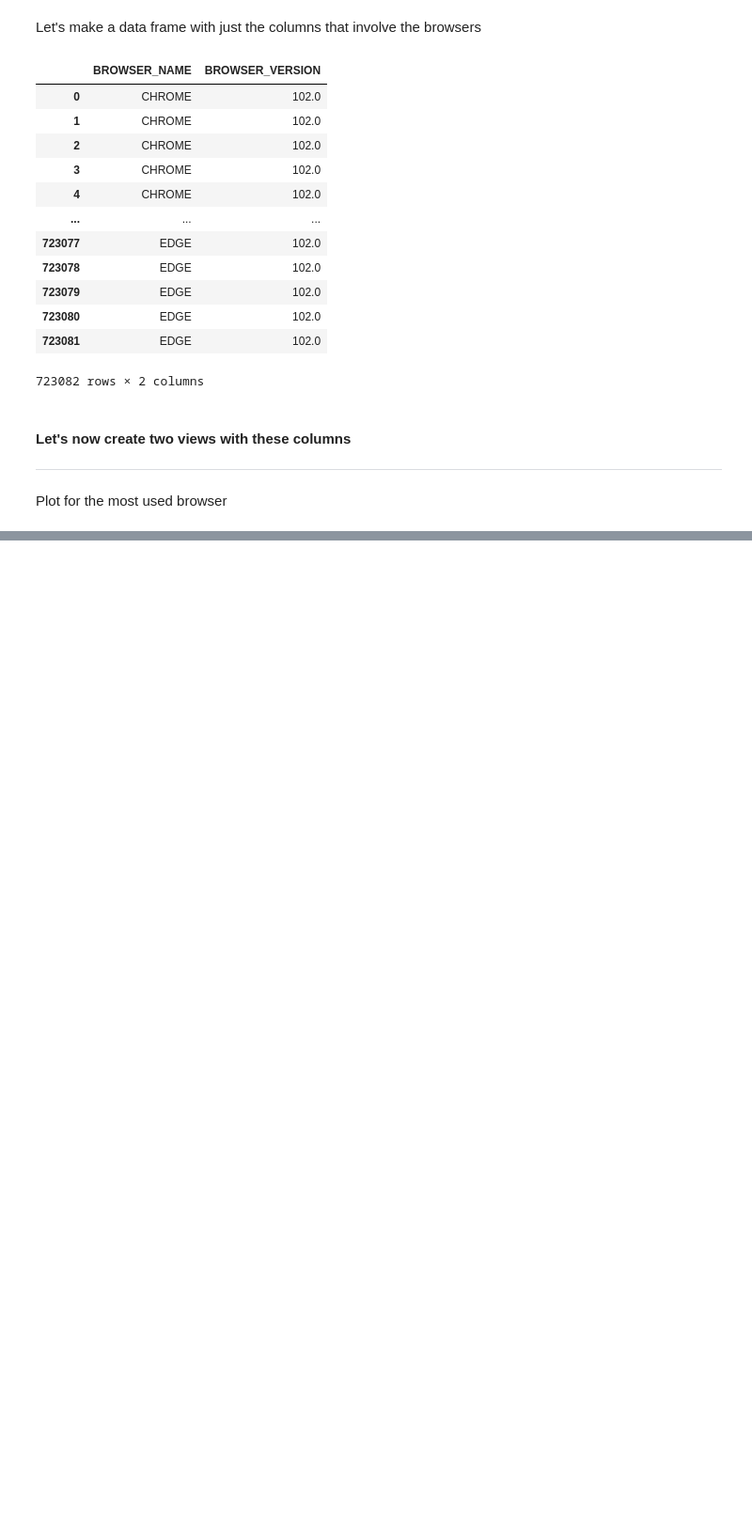
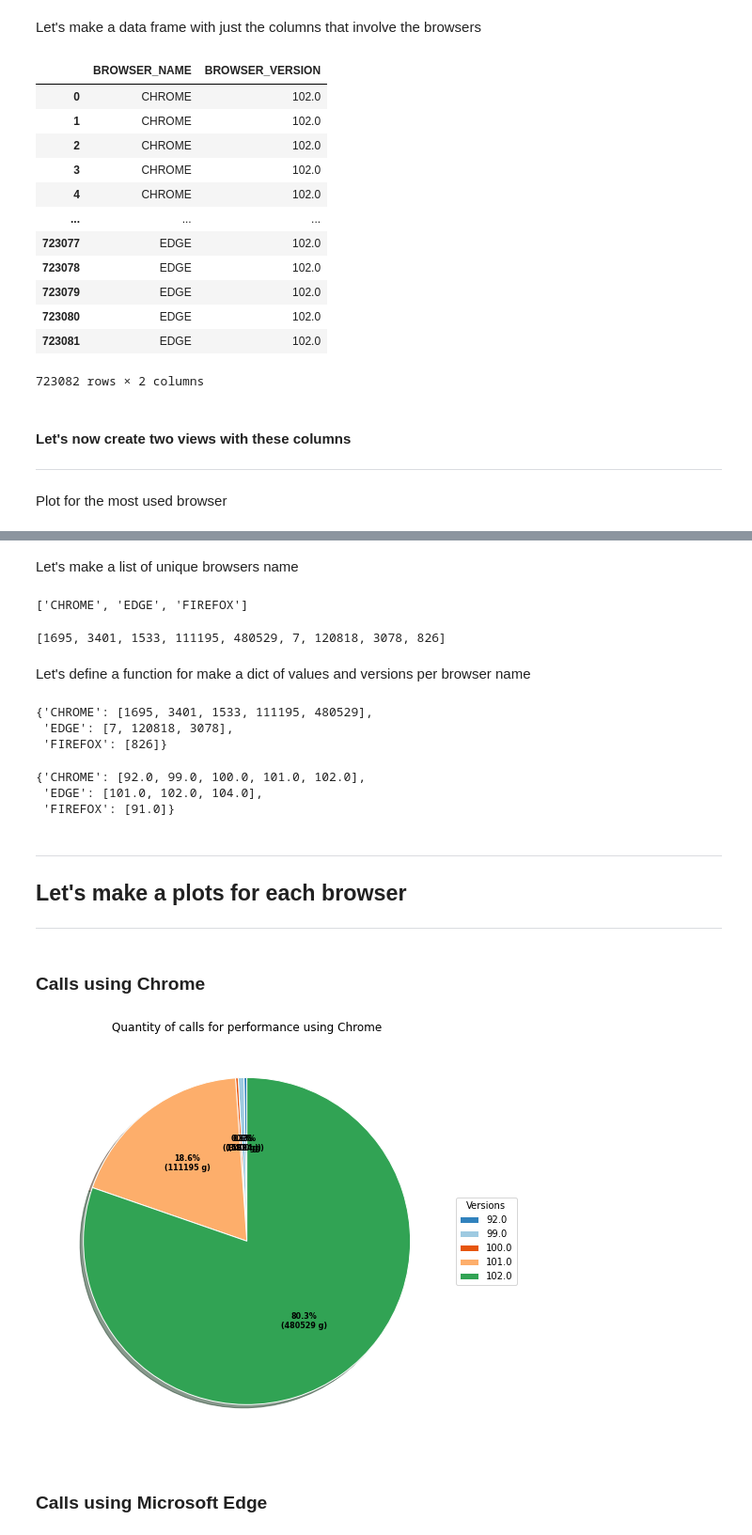
Before and after one commit to dell-splab/lightning-analysis, a Jupyter notebook: In Which browsers are these reports running.ipynb, the cells around one changed output, grey strips where cells are left out. Shown at 94% size. Cells and saved outputs as stored; diff of their text form; code cells hidden in the pictures; blank space fills up the shorter version.

```diff
--- a/In Which browsers are these reports running.ipynb
+++ b/In Which browsers are these reports running.ipynb
@@ -95,0 +142,45 @@ import matplotlib.pyplot as plt
+# %% [markdown]
+Let's make a list of unique browsers name
+# %%
+browsers = browsers_versions.BROWSER_NAME.unique().tolist()
+browsers
+# %% [output]
+['CHROME', 'EDGE', 'FIREFOX']
+# %%
+list_of_counts = browsers_versions.COUNT_OF_VERSIONS.tolist()
+list_of_counts
+# %% [output]
+[1695, 3401, 1533, 111195, 480529, 7, 120818, 3078, 826]
+# %% [markdown]
+Let's define a function for make a dict of values and versions per browser name
+# %%
+def make_dict_of_browsers(list_of_browsers, list_of_counts, list_of_versions):
+    result = {}
+    for browser in list_of_browsers:
+        result[browser] = []
+        for i in range(len(list_of_counts)):
+            if browser == browsers_versions.BROWSER_NAME.get(i):
+                result[browser].append(list_of_counts[i])
+    return result
+# %%
+dict_of_browsers = make_dict_of_browsers(browsers, browsers_versions.COUNT_OF_VERSIONS.tolist(), browsers_versions.BROWSER_VERSION.tolist())
+dict_of_browsers
+# %% [output]
+{'CHROME': [1695, 3401, 1533, 111195, 480529],
+ 'EDGE': [7, 120818, 3078],
+ 'FIREFOX': [826]}
+# %%
+dict_of_versions = make_dict_of_browsers(browsers, browsers_versions.BROWSER_VERSION.tolist(), browsers_versions.COUNT_OF_VERSIONS.tolist())
+dict_of_versions
+# %% [output]
+{'CHROME': [92.0, 99.0, 100.0, 101.0, 102.0],
+ 'EDGE': [101.0, 102.0, 104.0],
+ 'FIREFOX': [91.0]}
+# %% [markdown]
+---
+
+
+## Let's make a plots for each browser
+---
+# %% [markdown]
+### Calls using Chrome
@@ -95,0 +189,30 @@ import matplotlib.pyplot as plt
+# %%
+cmap = plt.get_cmap("tab20c")
+outer_colors = cmap(np.arange(len(dict_of_versions['CHROME']))*2)
+wp = { 'linewidth' : 1, 'edgecolor' : "white" }
+def func(pct, allvalues):
+    absolute = int(pct / 100.*np.sum(allvalues))
+    return "{:.1f}%\n({:d} g)".format(pct, absolute)
+# %%
+fig, ax = plt.subplots(figsize =(12, 8))
+
+wedges, texts, autotexts = ax.pie(dict_of_browsers['CHROME'],
+                                  autopct = lambda pct: func(pct, dict_of_browsers['CHROME']),
+                                  shadow = True,
+                                  colors = outer_colors,
+                                  startangle = 90,
+                                  wedgeprops = wp,
+                                  textprops = dict(color ="black"))
+
+ax.legend(wedges, browsers_versions.BROWSER_VERSION[0:5],
+          title ="Versions",
+          loc ="center left",
+          bbox_to_anchor =(1, 0, 0.5, 1))
+
+plt.setp(autotexts, size = 8, weight ="bold")
+ax.set_title("Quantity of calls for performance using Chrome")
+plt.show()
+# %% [output]
+[figure, added]
+# %% [markdown]
+### Calls using Microsoft Edge
```
Also changed, not shown: parts of 28 cells of this notebook.
